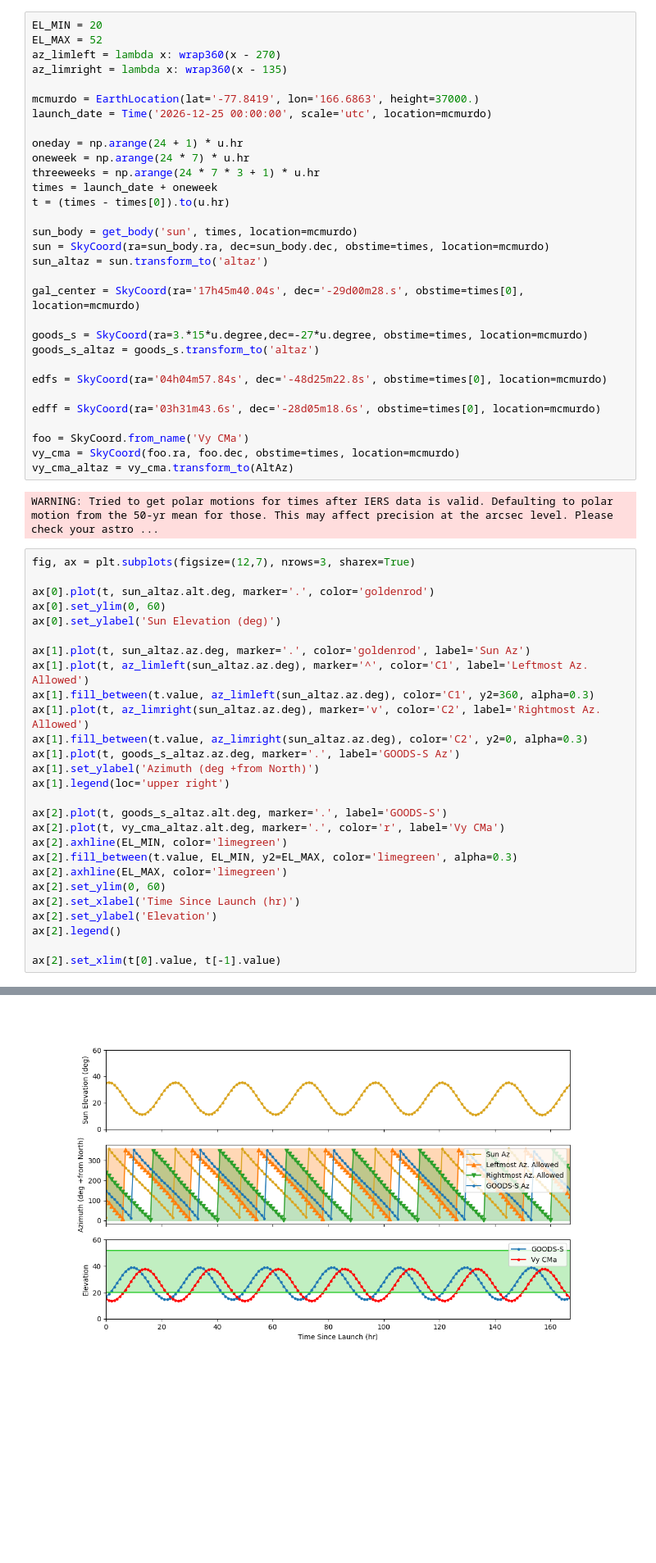
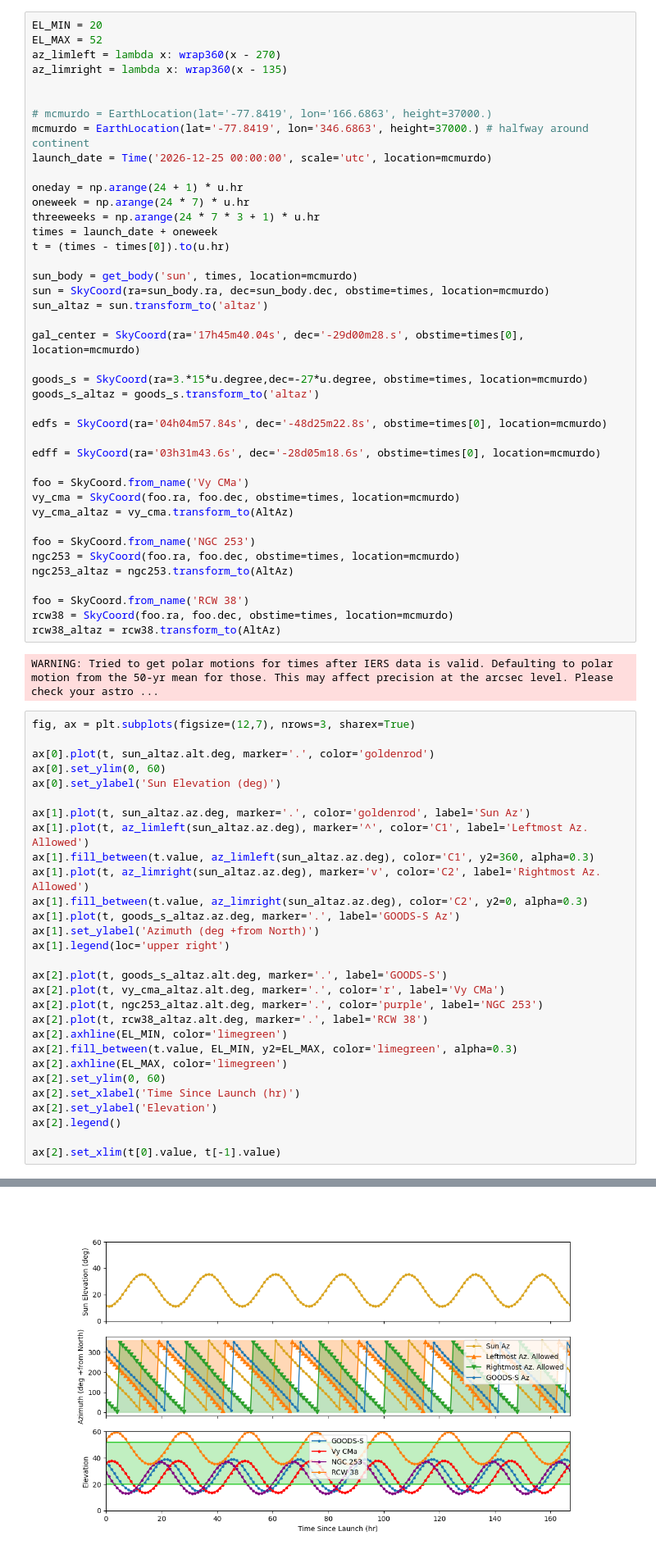
Before and after one commit to tim-balloon/tim-memos, a Jupyter notebook: TIM_sky_coverage.ipynb, the cells around one changed output, grey strips where cells are left out. Shown at 82% size. Cells and saved outputs as stored; diff of their text form; blank space fills up the shorter version.

Commit message:
sky coverage: add rcw to el plot

```diff
--- a/TIM_sky_coverage.ipynb
+++ b/TIM_sky_coverage.ipynb
@@ -30,7 +30,9 @@ EL_MAX = 52
 az_limleft = lambda x: wrap360(x - 270)
 az_limright = lambda x: wrap360(x - 135)
 
-mcmurdo = EarthLocation(lat='-77.8419', lon='166.6863', height=37000.)
+
+# mcmurdo = EarthLocation(lat='-77.8419', lon='166.6863', height=37000.)
+mcmurdo = EarthLocation(lat='-77.8419', lon='346.6863', height=37000.) # halfway around continent
 launch_date = Time('2026-12-25 00:00:00', scale='utc', location=mcmurdo)
 
 oneday = np.arange(24 + 1) * u.hr
@@ -55,38 +57,48 @@ edff = SkyCoord(ra='03h31m43.6s', dec='-28d05m18.6s', obstime=times[0], location
 foo = SkyCoord.from_name('Vy CMa')
 vy_cma = SkyCoord(foo.ra, foo.dec, obstime=times, location=mcmurdo)
 vy_cma_altaz = vy_cma.transform_to(AltAz)
+
+foo = SkyCoord.from_name('NGC 253')
+ngc253 = SkyCoord(foo.ra, foo.dec, obstime=times, location=mcmurdo)
+ngc253_altaz = ngc253.transform_to(AltAz)
+
+foo = SkyCoord.from_name('RCW 38')
+rcw38 = SkyCoord(foo.ra, foo.dec, obstime=times, location=mcmurdo)
+rcw38_altaz = rcw38.transform_to(AltAz)
 # %% [output]
 WARNING: Tried to get polar motions for times after IERS data is valid. Defaulting to polar motion from the 50-yr mean for those. This may affect precision at the arcsec level. Please check your astro ...
 # %%
 fig, ax = plt.subplots(figsize=(12,7), nrows=3, sharex=True)
 
 ax[0].plot(t, sun_altaz.alt.deg, marker='.', color='goldenrod')
 ax[0].set_ylim(0, 60)
 ax[0].set_ylabel('Sun Elevation (deg)')
 
 ax[1].plot(t, sun_altaz.az.deg, marker='.', color='goldenrod', label='Sun Az')
 ax[1].plot(t, az_limleft(sun_altaz.az.deg), marker='^', color='C1', label='Leftmost Az. Allowed')
 ax[1].fill_between(t.value, az_limleft(sun_altaz.az.deg), color='C1', y2=360, alpha=0.3)
 ax[1].plot(t, az_limright(sun_altaz.az.deg), marker='v', color='C2', label='Rightmost Az. Allowed')
 ax[1].fill_between(t.value, az_limright(sun_altaz.az.deg), color='C2', y2=0, alpha=0.3)
 ax[1].plot(t, goods_s_altaz.az.deg, marker='.', label='GOODS-S Az')
 ax[1].set_ylabel('Azimuth (deg +from North)')
 ax[1].legend(loc='upper right')
 
 ax[2].plot(t, goods_s_altaz.alt.deg, marker='.', label='GOODS-S')
 ax[2].plot(t, vy_cma_altaz.alt.deg, marker='.', color='r', label='Vy CMa')
+ax[2].plot(t, ngc253_altaz.alt.deg, marker='.', color='purple', label='NGC 253')
+ax[2].plot(t, rcw38_altaz.alt.deg, marker='.', label='RCW 38')
 ax[2].axhline(EL_MIN, color='limegreen')
 ax[2].fill_between(t.value, EL_MIN, y2=EL_MAX, color='limegreen', alpha=0.3)
 ax[2].axhline(EL_MAX, color='limegreen')
 ax[2].set_ylim(0, 60)
 ax[2].set_xlabel('Time Since Launch (hr)')
 ax[2].set_ylabel('Elevation')
 ax[2].legend()
 
 ax[2].set_xlim(t[0].value, t[-1].value)
 # %% [output]
 (0.0, 167.0)
-[figure, old version]
+[figure, new version]
 # %%
 def altaz_to_radec_helper(alt, az):
     my_radec = SkyCoord(
```
Also changed, not shown: parts of 2 cells of this notebook.
